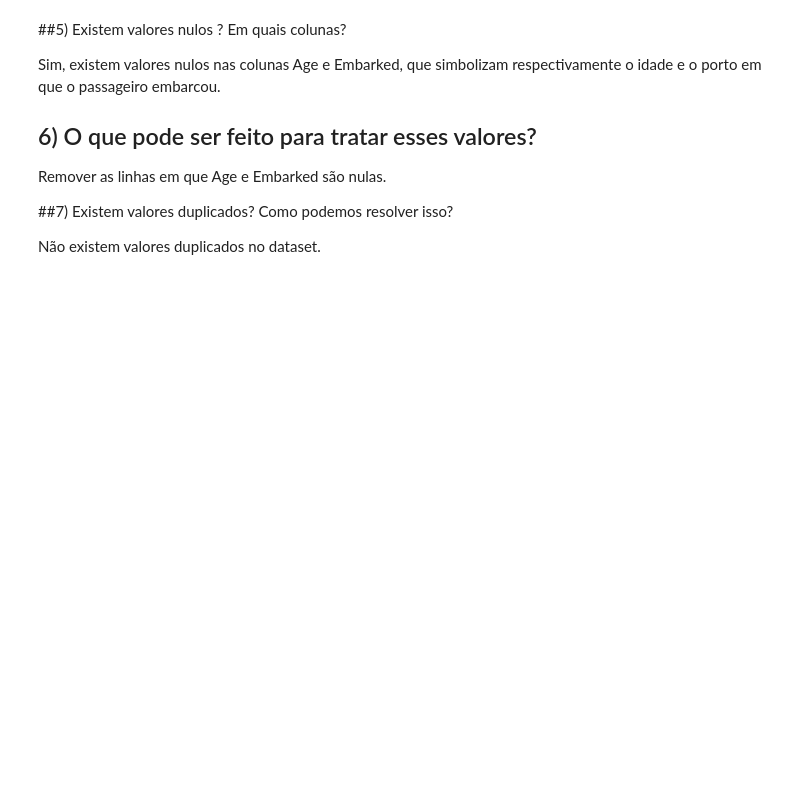
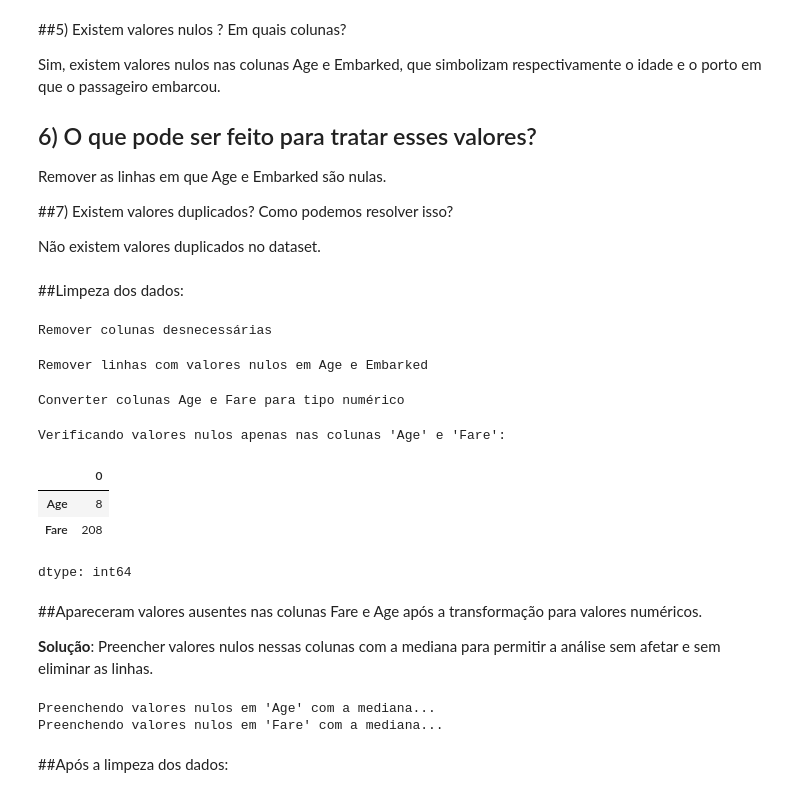
Before and after one commit to Aderson79/dataset_colab, a Jupyter notebook: Titanic_dataset.ipynb, the cells around one changed output. Drawn from its saved outputs; the diff is of its cells as text; code cells hidden in the pictures; blank space fills up the shorter version.

Commit message:
Limpeza do dataset Titanic(Kaggle)

```diff
--- a/Titanic_dataset.ipynb
+++ b/Titanic_dataset.ipynb
@@ -150,6 +150,3 @@ Data columns (total 12 columns):
  11  Embarked     889 non-null    object
 dtypes: int64(5), object(7)
 memory usage: 83.7+ KB
-# %%
-print("Remover colunas desnecessárias:\n")
-df = df.drop(columns=['PassengerId', 'Name', 'Ticket', 'Cabin'])
@@ -173,3 +162,21 @@ Remover as linhas em que Age e Embarked são nulas.
 ##7) Existem valores duplicados? Como podemos resolver isso?
 
 Não existem valores duplicados no dataset.
+# %% [markdown]
+##Limpeza dos dados:
+# %%
+print("Remover colunas desnecessárias")
+df = df.drop(columns=['PassengerId', 'Name', 'Ticket', 'Cabin'], errors='ignore')
+# %% [output]
+Remover colunas desnecessárias
+# %%
+print("Remover linhas com valores nulos em Age e Embarked")
+df = df.dropna(subset=['Age', 'Embarked'])
+# %% [output]
+Remover linhas com valores nulos em Age e Embarked
+# %%
+print("Converter colunas Age e Fare para tipo numérico")
+df['Age'] = pd.to_numeric(df['Age'], errors='coerce')
+df['Fare'] = pd.to_numeric(df['Fare'], errors='coerce')
+# %% [output]
+Converter colunas Age e Fare para tipo numérico
@@ -175,0 +186,24 @@ Não existem valores duplicados no dataset.
+# %%
+print("Verificando valores nulos apenas nas colunas 'Age' e 'Fare':\n")
+df[['Age', 'Fare']].isnull().sum()
+# %% [output]
+Verificando valores nulos apenas nas colunas 'Age' e 'Fare':
+|  | 0 |
+| Age | 8 |
+| Fare | 208 |
+dtype: int64
+# %% [markdown]
+##Apareceram valores ausentes nas colunas Fare e Age após a transformação para valores numéricos.
+
+**Solução**: Preencher valores nulos nessas colunas com a mediana para permitir a análise sem afetar e sem eliminar as linhas.
+# %%
+print("Preenchendo valores nulos em 'Age' com a mediana...")
+df['Age'] = df['Age'].fillna(df['Age'].median())
+
+print("Preenchendo valores nulos em 'Fare' com a mediana...")
+df['Fare'] = df['Fare'].fillna(df['Fare'].median())
+# %% [output]
+Preenchendo valores nulos em 'Age' com a mediana...
+Preenchendo valores nulos em 'Fare' com a mediana...
+# %% [markdown]
+##Após a limpeza dos dados:
```
Also changed, not shown: parts of 6 cells of this notebook.
